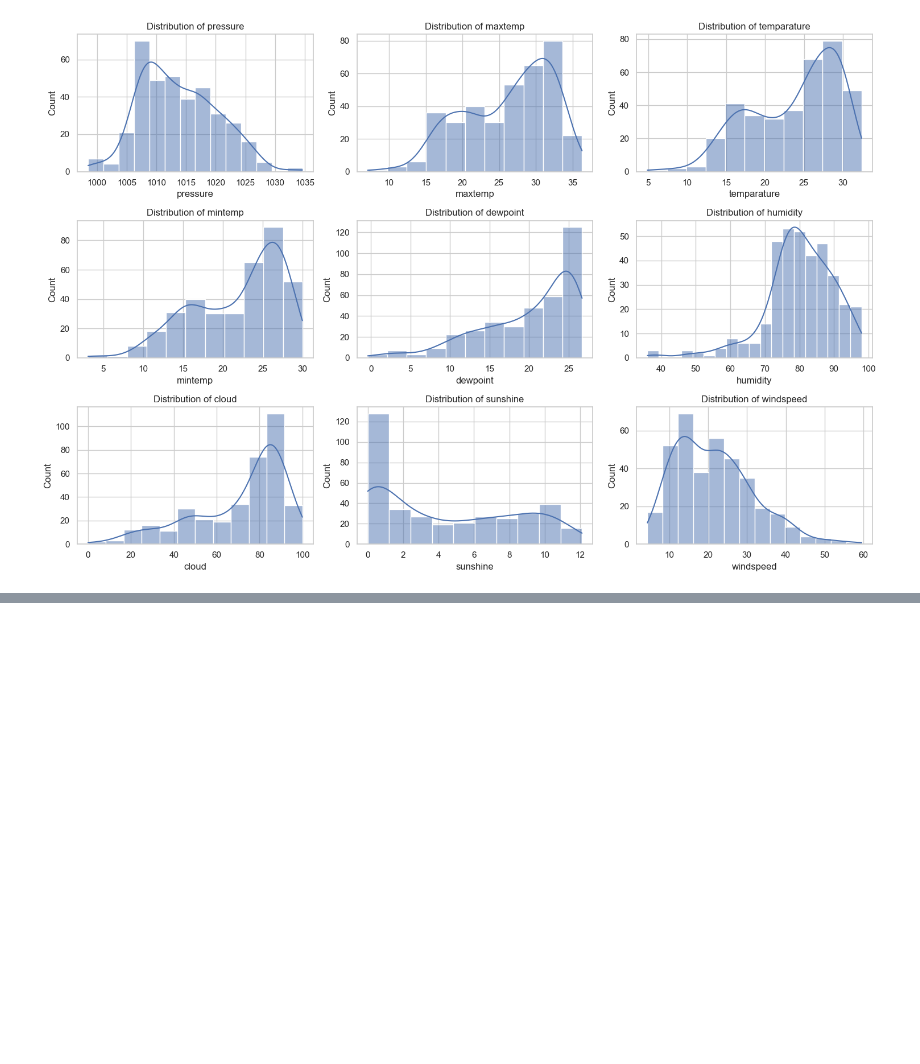
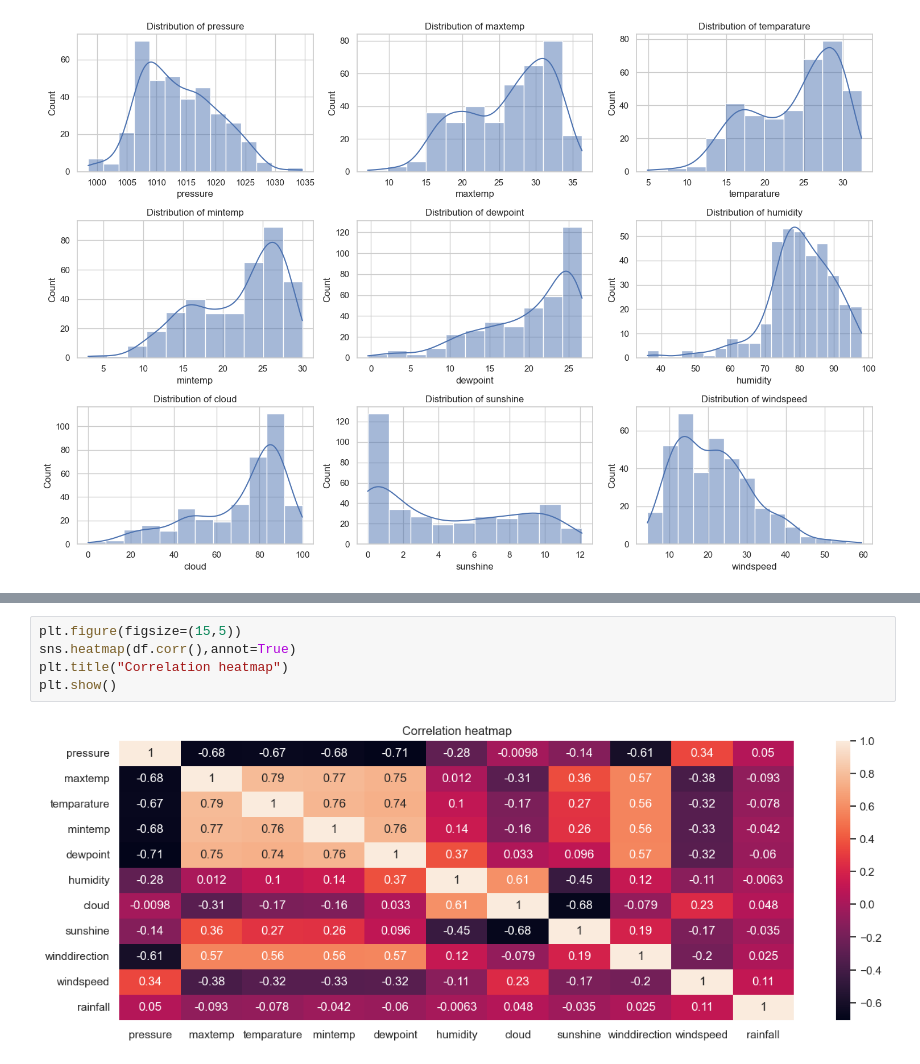
Before and after one commit to Raksha1729/Prediction_of_Rainfall_using_ML, a Jupyter notebook: prediction_model.ipynb, the cells around one changed output, grey strips where cells are left out. Saved outputs shown, nothing was run; the diff lists cells and outputs as text; blank space fills up the shorter version.

```diff
--- a/prediction_model.ipynb
+++ b/prediction_model.ipynb
@@ -303,0 +328,7 @@ plt.show()
+# %%
+plt.figure(figsize=(15,5))
+sns.heatmap(df.corr(),annot=True)
+plt.title("Correlation heatmap")
+plt.show()
+# %% [output]
+[figure, added]
```
Also changed, not shown: parts of 2 cells of this notebook.
